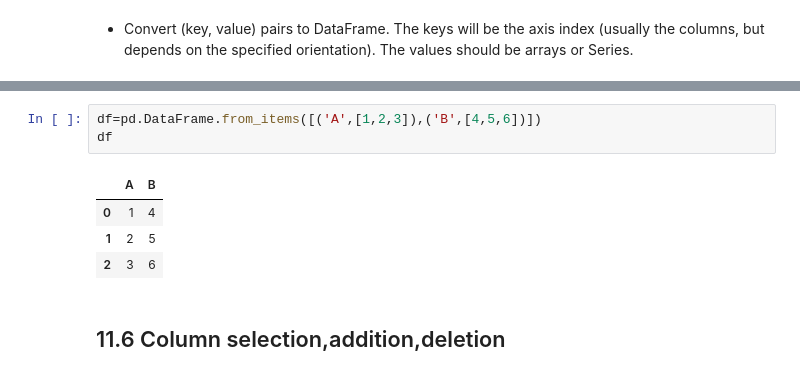
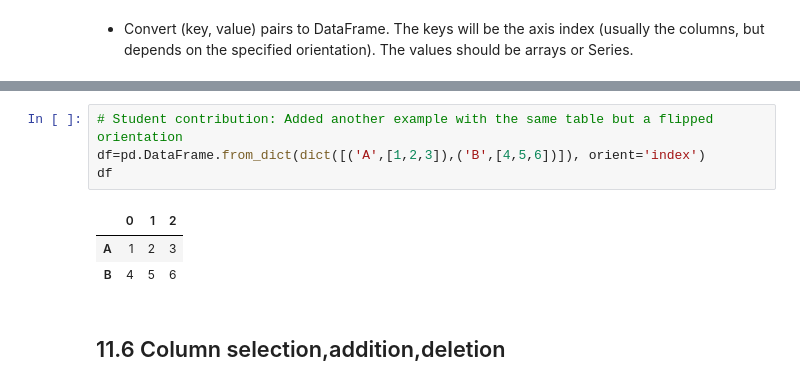
Before and after one commit to shaaagri/iat-481-wk1, a Jupyter notebook: Introduction_to_Python.ipynb, the cells around one changed output, grey strips where cells are left out. Saved outputs shown, nothing was run; the diff lists cells and outputs as text.

```diff
--- a/Introduction_to_Python.ipynb
+++ b/Introduction_to_Python.ipynb
@@ -1887,11 +1985,11 @@ SyntaxError: invalid syntax (<ipython-input-30-4c478132b779>, line 2)
 # %%
-df=pd.DataFrame.from_items([('A',[1,2,3]),('B',[4,5,6])])
+# Student contribution: Added another example with the same table but a flipped orientation
+df=pd.DataFrame.from_dict(dict([('A',[1,2,3]),('B',[4,5,6])]), orient='index')
 df
 # %% [output]
-|  | A | B |
-| 0 | 1 | 4 |
-| 1 | 2 | 5 |
-| 2 | 3 | 6 |
+|  | 0 | 1 | 2 |
+| A | 1 | 2 | 3 |
+| B | 4 | 5 | 6 |
 # %% [markdown]
 ## 11.6 Column selection,addition,deletion
 # %% [markdown]
```
Also changed, not shown: parts of 67 cells of this notebook.
